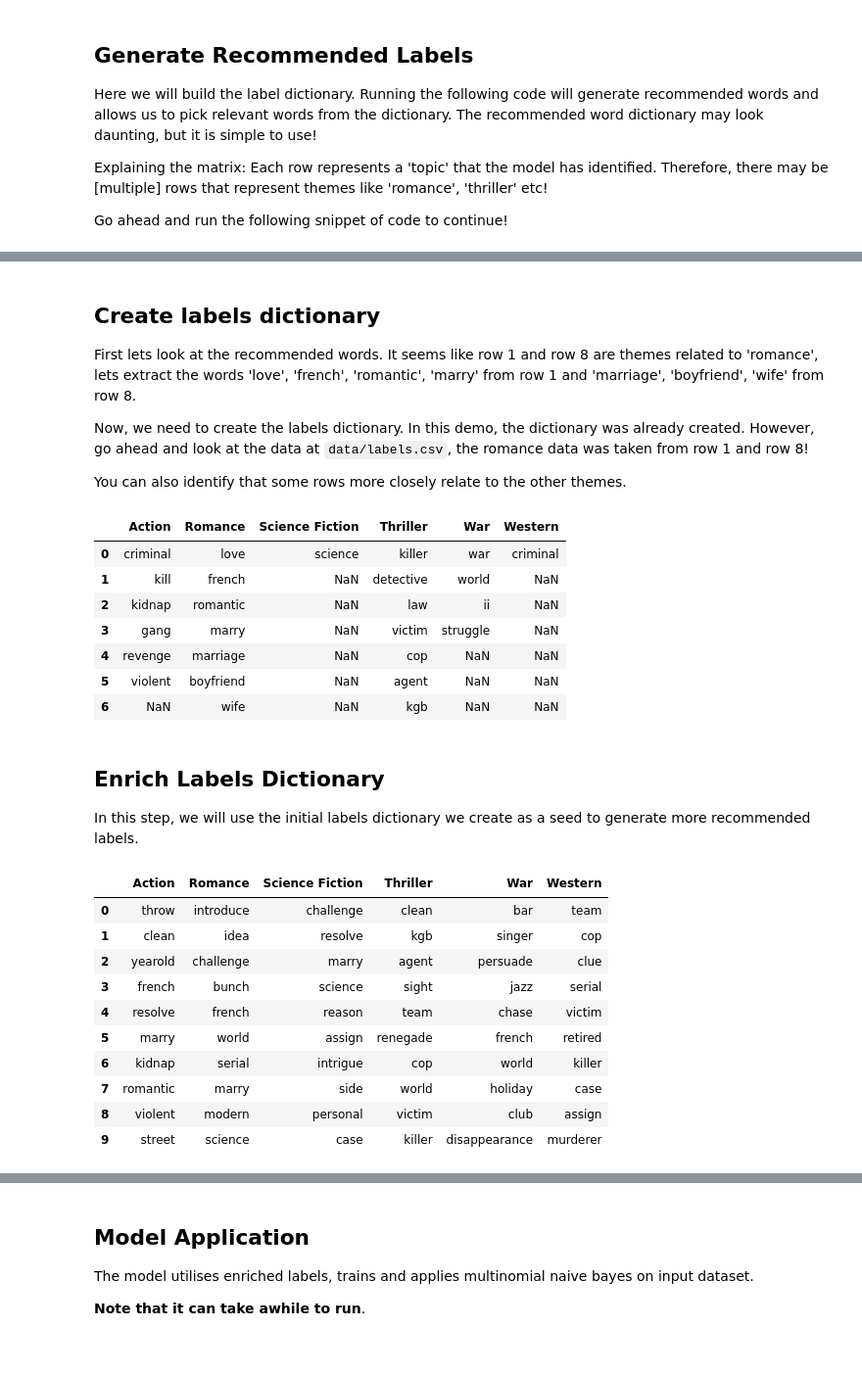
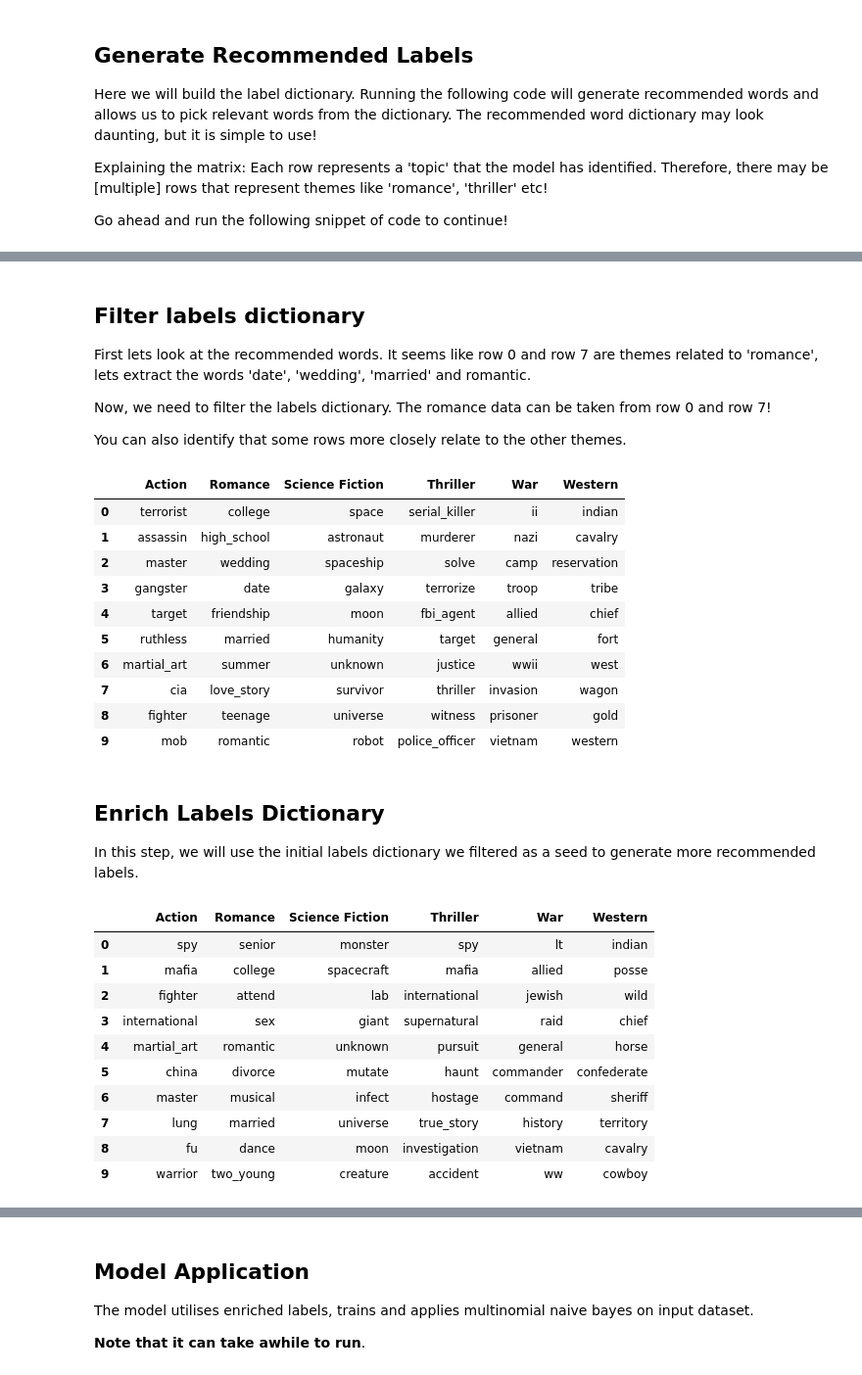
Before and after one commit to aisingapore/SemiAutoLabeller-Bricks, a Jupyter notebook: bricks_demo_auto_label.ipynb, the cells around one changed output, grey strips where cells are left out. Shown: that part at 98% size. Saved outputs shown, nothing was run; the diff lists cells and outputs as text; code cells hidden in the pictures.

```diff
--- a/bricks_demo_auto_label.ipynb
+++ b/bricks_demo_auto_label.ipynb
@@ -16,5 +16,5 @@ Our input data is a csv file containing text data in the first column. A subset
 # %%
-texts_path = "data/movies/movies500.csv"
+texts_path = "data/movies/movies.csv"
 stopwords_path = "data/stopwords.csv"
 
 movies = pd.read_csv(texts_path)
@@ -109,27 +110,30 @@ topic_model.show_topics(dtm=dtm, best_n=best_n, n_words=n_words)
 # %% [markdown]
-## Create labels dictionary
-First lets look at the recommended words. It seems like row 1 and row 8 are themes related to 'romance', lets extract the words 'love', 'french', 'romantic', 'marry' from row 1 and 'marriage', 'boyfriend', 'wife' from row 8.
+## Filter labels dictionary
+First lets look at the recommended words. It seems like row 0 and row 7 are themes related to 'romance', lets extract the words 'date', 'wedding', 'married' and romantic.
 
-Now, we need to create the labels dictionary. In this demo, the dictionary was already created. However, go ahead and look at the data at `data/labels.csv`, the romance data was taken from row 1 and row 8!
+Now, we need to filter the labels dictionary. The romance data can be taken from row 0 and row 7!
 
 You can also identify that some rows more closely relate to the other themes.
 # %%
-labels_path = "data/movies/movies500_labels.csv"
+labels_path = "data/movies/labels.csv"
 labels = pd.read_csv(labels_path)
 labels = check_labels(movies[['overview']], labels)
 labels.head(10)
 # %% [output]
 |  | Action | Romance | Science Fiction | Thriller | War | Western |
-| 0 | criminal | love | science | killer | war | criminal |
-| 1 | kill | french | NaN | detective | world | NaN |
-| 2 | kidnap | romantic | NaN | law | ii | NaN |
-| 3 | gang | marry | NaN | victim | struggle | NaN |
-| 4 | revenge | marriage | NaN | cop | NaN | NaN |
-| 5 | violent | boyfriend | NaN | agent | NaN | NaN |
-| 6 | NaN | wife | NaN | kgb | NaN | NaN |
+| 0 | terrorist | college | space | serial_killer | ii | indian |
+| 1 | assassin | high_school | astronaut | murderer | nazi | cavalry |
+| 2 | master | wedding | spaceship | solve | camp | reservation |
+| 3 | gangster | date | galaxy | terrorize | troop | tribe |
+| 4 | target | friendship | moon | fbi_agent | allied | chief |
+| 5 | ruthless | married | humanity | target | general | fort |
+| 6 | martial_art | summer | unknown | justice | wwii | west |
+| 7 | cia | love_story | survivor | thriller | invasion | wagon |
+| 8 | fighter | teenage | universe | witness | prisoner | gold |
+| 9 | mob | romantic | robot | police_officer | vietnam | western |
 # %% [markdown]
 ## Enrich Labels Dictionary
-In this step, we will use the initial labels dictionary we create as a seed to generate more recommended labels.
+In this step, we will use the initial labels dictionary we filtered as a seed to generate more recommended labels.
 # %%
 autoLabeller = AutoLabeller(labels, corpus, movies)
 enriched_labels = autoLabeller.train(n_words=20)
@@ -137,13 +141,13 @@ enriched_labels = autoLabeller.train(n_words=20)
 enriched_labels.head(10)
 # %% [output]
 |  | Action | Romance | Science Fiction | Thriller | War | Western |
-| 0 | throw | introduce | challenge | clean | bar | team |
-| 1 | clean | idea | resolve | kgb | singer | cop |
-| 2 | yearold | challenge | marry | agent | persuade | clue |
-| 3 | french | bunch | science | sight | jazz | serial |
-| 4 | resolve | french | reason | team | chase | victim |
-| 5 | marry | world | assign | renegade | french | retired |
-| 6 | kidnap | serial | intrigue | cop | world | killer |
-| 7 | romantic | marry | side | world | holiday | case |
-| 8 | violent | modern | personal | victim | club | assign |
-| 9 | street | science | case | killer | disappearance | murderer |
+| 0 | spy | senior | monster | spy | lt | indian |
+| 1 | mafia | college | spacecraft | mafia | allied | posse |
+| 2 | fighter | attend | lab | international | jewish | wild |
+| 3 | international | sex | giant | supernatural | raid | chief |
+| 4 | martial_art | romantic | unknown | pursuit | general | horse |
+| 5 | china | divorce | mutate | haunt | commander | confederate |
+| 6 | master | musical | infect | hostage | command | sheriff |
+| 7 | lung | married | universe | true_story | history | territory |
+| 8 | fu | dance | moon | investigation | vietnam | cavalry |
+| 9 | warrior | two_young | creature | accident | ww | cowboy |
```
Also changed, not shown: parts of 8 cells of this notebook.
